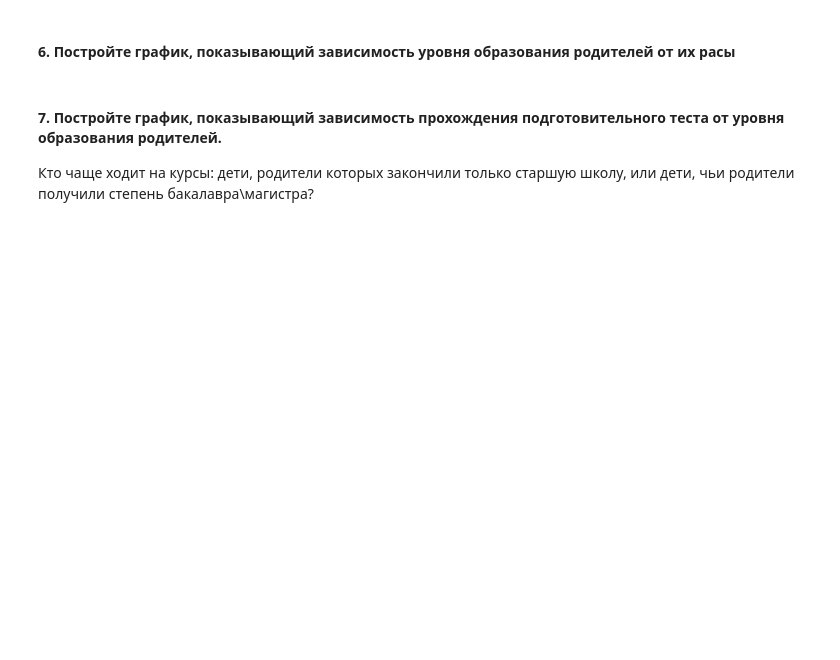
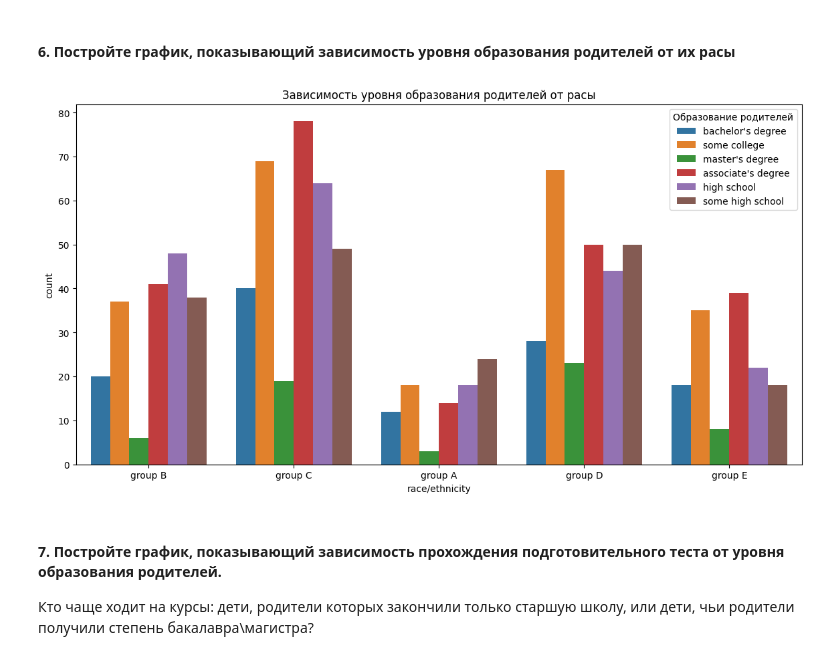
Before and after one commit to fruct49/ml_practice, a Jupyter notebook: 5. Библиотека Pandas. Визуальный анализ данных/Практическая_работа_№5_Библиотека_Pandas.ipynb, the cells around one changed output. Saved outputs shown, nothing was run; the diff lists cells and outputs as text; code cells hidden in the pictures; blank space fills up the shorter version.

```diff
--- a/5. Библиотека Pandas. Визуальный анализ данных/Практическая_работа_№5_Библиотека_Pandas.ipynb
+++ b/5. Библиотека Pandas. Визуальный анализ данных/Практическая_работа_№5_Библиотека_Pandas.ipynb
@@ -629,3 +710,8 @@ df
 # %% [markdown]
 #### 5. Выясните, влияет ли обед и подготовка к тесту на средний балл студентов разного пола
 ###### (подсказка: используете  [pd.agg()](https://pandas.pydata.org/pandas-docs/stable/reference/api/pandas.DataFrame.agg.html))
+# %%
+df['average_score'] = df[['math score', 'reading score', 'writing score']].mean(axis=1)
+
+impact_analysis = df.groupby(['gender', 'lunch', 'test preparation course'])['average_score'].agg(['mean'])
+impact_analysis
@@ -632,5 +729,13 @@ df
 # %% [markdown]
 #### 6. Постройте график, показывающий зависимость уровня образования родителей от их расы
+# %%
+plt.figure(figsize=(14, 7))
+sns.countplot(data=df, x='race/ethnicity', hue='parental level of education')
+plt.title('Зависимость уровня образования родителей от расы')
+plt.legend(title='Образование родителей', bbox_to_anchor=(1, 1))
+plt.show()
+# %% [output]
+[figure, added]
 # %% [markdown]
 #### 7. Постройте график, показывающий зависимость прохождения подготовительного теста от уровня образования родителей.
 
```
Also changed, not shown: parts of 15 cells of this notebook.
